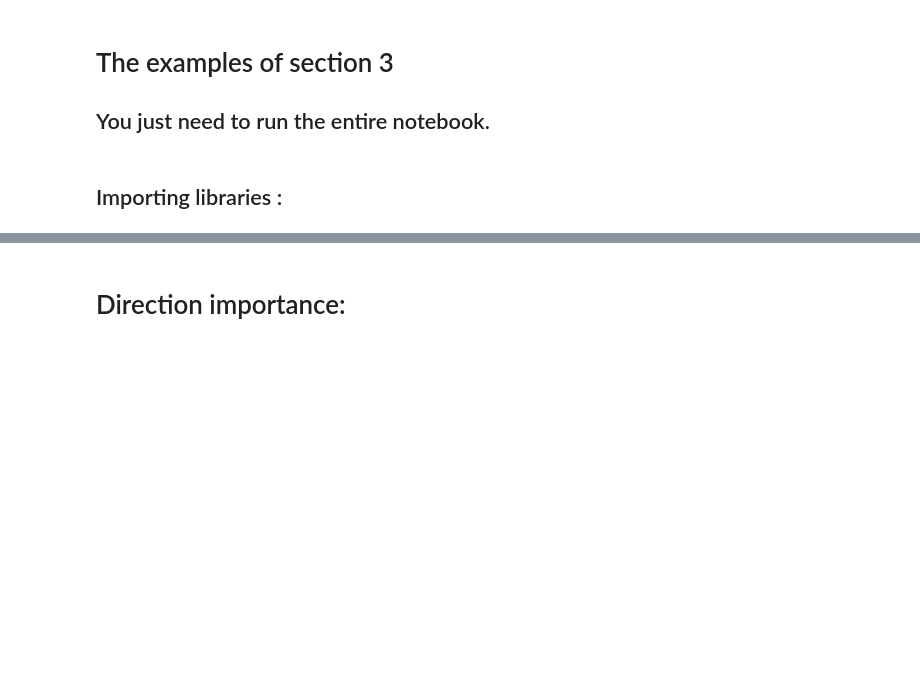
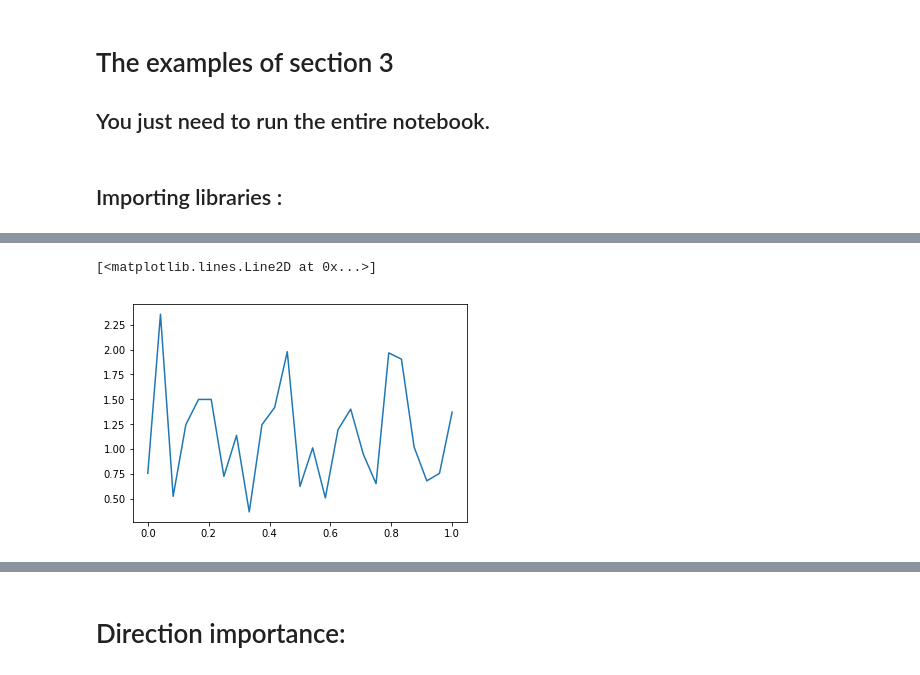
Before and after one commit to GuillaumeStaermanML/FIF, a Jupyter notebook: Code_FIF/Section_3/Section_3.ipynb, the cells around one changed output, grey strips where cells are left out. Drawn from its saved outputs; the diff is of its cells as text; code cells hidden in the pictures; blank space fills up the shorter version.

```diff
--- a/Code_FIF/Section_3/Section_3.ipynb
+++ b/Code_FIF/Section_3/Section_3.ipynb
@@ -14,0 +110,11 @@ from FIF import *
+# %%
+e = -1
+d = 1
+
+coup =25
+z = np.linspace(e,d,coup+1)
+m = np.zeros(coup)
+
+for k in range(coup):
+
+    m[k] = np.mean(b[ np.where(np.array([z[k] < x < z[k+1] for x in ampl], dtype=int) == 1)[0]])
@@ -14,0 +125,5 @@ from FIF import *
+# %%
+plt.plot(np.linspace(0,1,coup),m)
+# %% [output]
+[<matplotlib.lines.Line2D at 0x...>]
+[figure, added]
```
Also changed, not shown: parts of 27 cells of this notebook, 1 other file.
